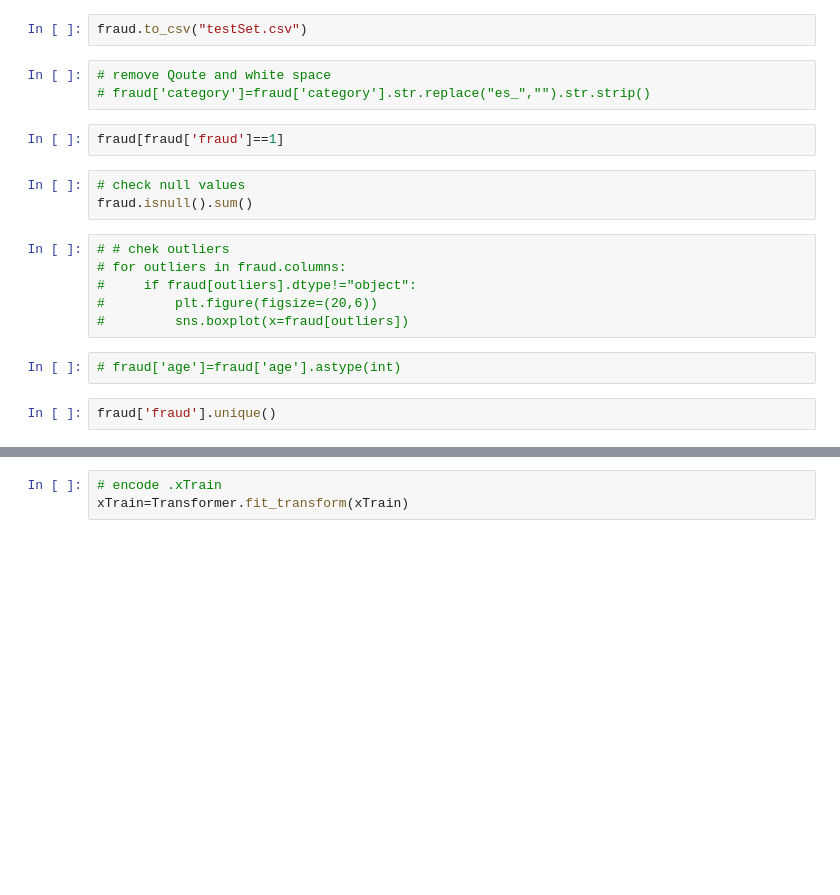
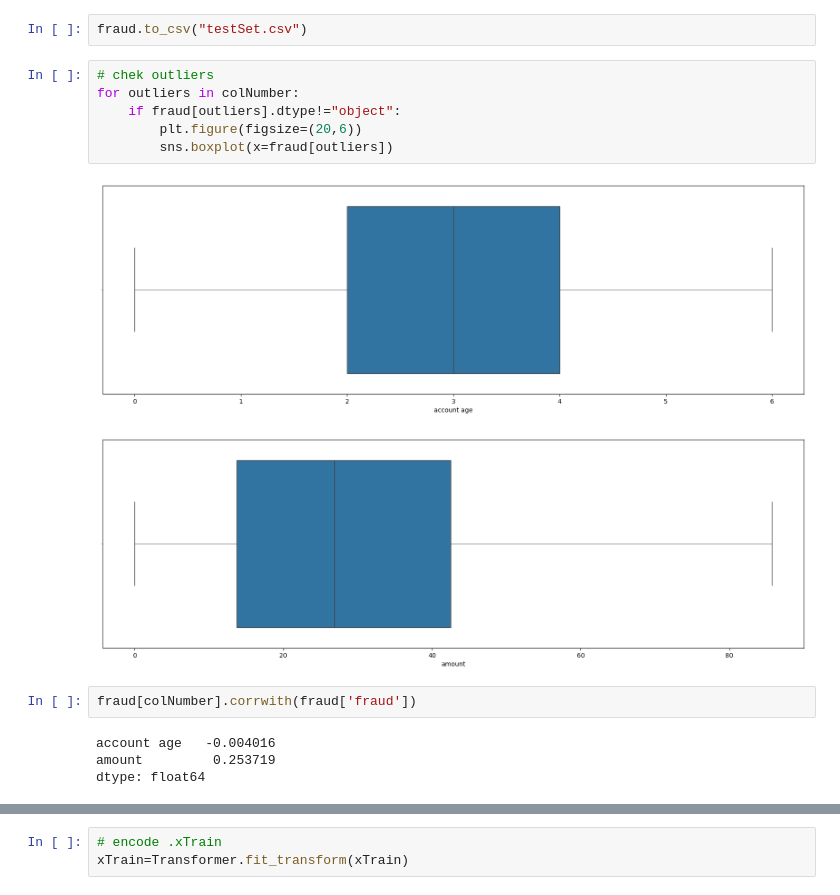
Before and after one commit to thePython2016/Fraud-Detection-APP, a Jupyter notebook: Fraud Prediction.ipynb, the cells around one changed output, grey strips where cells are left out. Cells and saved outputs as stored; diff of their text form; blank space fills up the shorter version.

```diff
--- a/Fraud Prediction.ipynb
+++ b/Fraud Prediction.ipynb
@@ -77,20 +184,17 @@ fraud[fraud['fraud']==1]
 # %%
 fraud.to_csv("testSet.csv")
-# %%
-# remove Qoute and white space
-# fraud['category']=fraud['category'].str.replace("es_","").str.strip()
+# %%
+# chek outliers
+for outliers in colNumber:
+    if fraud[outliers].dtype!="object":
+        plt.figure(figsize=(20,6))
+        sns.boxplot(x=fraud[outliers])
+# %% [output]
+[figure, added]
+[figure, added]
 # %%
-fraud[fraud['fraud']==1]
+fraud[colNumber].corrwith(fraud['fraud'])
+# %% [output]
+account age   -0.004016
+amount         0.253719
+dtype: float64
-# %%
-# check null values
-fraud.isnull().sum()
-# %%
-# # chek outliers
-# for outliers in fraud.columns:
-#     if fraud[outliers].dtype!="object":
-#         plt.figure(figsize=(20,6))
-#         sns.boxplot(x=fraud[outliers])
-# %%
-# fraud['age']=fraud['age'].astype(int)
-# %%
-fraud['fraud'].unique()
```
Also changed, not shown: parts of 55 cells of this notebook, 2 other files.
